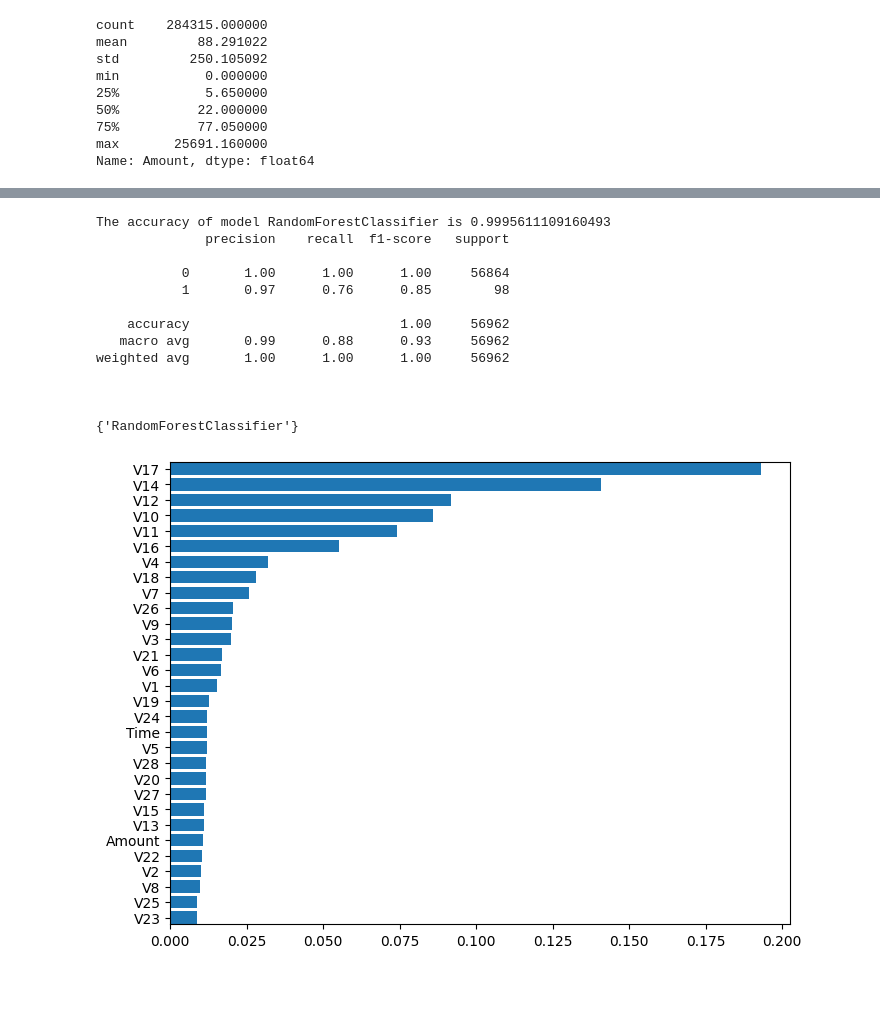
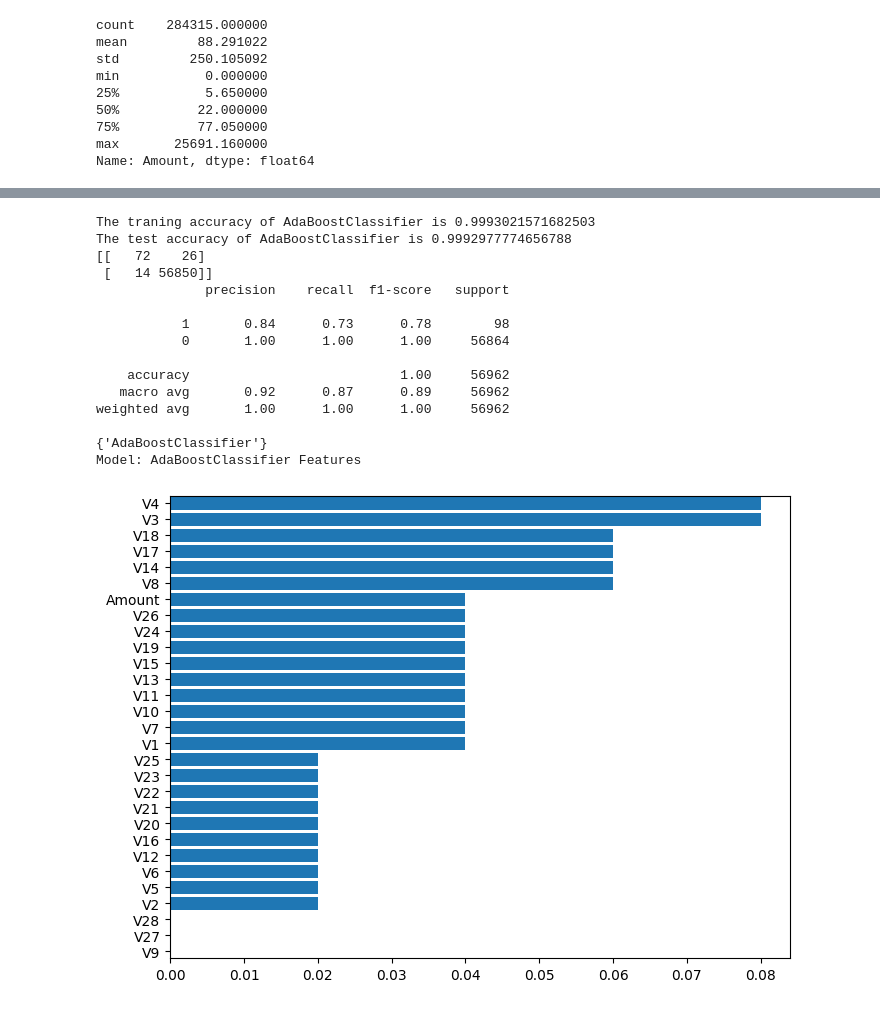
Before and after one commit to dmusili/creditcardfrauddetection, a Jupyter notebook: credit_card_fraud_detection.ipynb, the cells around one changed output, grey strips where cells are left out. Drawn from its saved outputs; the diff is of its cells as text; code cells hidden in the pictures.

```diff
--- a/credit_card_fraud_detection.ipynb
+++ b/credit_card_fraud_detection.ipynb
@@ -122,5 +138,4 @@ yData = Y.values
 # Using Scikit-learn to split data into training and testing sets
 from sklearn.model_selection import train_test_split
 # Split the data into training and testing sets
-xTrain, xTest, yTrain, yTest = train_test_split(
-        xData, yData, test_size = 0.2, random_state = 42)
+xTrain, xTest, yTrain, yTest = train_test_split(xValues, yValues, test_size = 0.2, random_state = 42)
@@ -182 +142,15 @@ plt.show()
+# %%
+#function for scaling dataset
+from sklearn.preprocessing import MinMaxScaler
+def scale_train_test(X_train,X_test):
+    scaler=MinMaxScaler()
+    X_train_scaled=scaler.fit_transform(X_train)
+    X_train_scaled=pd.DataFrame(X_train_scaled, columns=['V1', 'V2', 'V3', 'V4', 'V5', 'V6', 'V7', 'V8', 'V9', 'V10', 'V11','V12', 'V13', 'V14', 'V15', 'V16', 'V17', 'V18', 'V19', 'V20', 'V21', 'V22', 'V23', 'V24', 'V25', 'V26', 'V27', 'V28', 'Amount'])
+    X_test_scaled=scaler.transform(X_test)
+    X_test_scaled=pd.DataFrame(X_test_scaled, columns=['V1', 'V2', 'V3', 'V4', 'V5', 'V6', 'V7', 'V8', 'V9', 'V10', 'V11',
+       'V12', 'V13', 'V14', 'V15', 'V16', 'V17', 'V18', 'V19', 'V20', 'V21',
+       'V22', 'V23', 'V24', 'V25', 'V26', 'V27', 'V28', 'Amount'])
+    return X_train_scaled,X_test_scaled
+
+X_train_scaled, X_test_scaled=scale_train_test(xTrain, xTest)
 # %%
@@ -197,25 +161,45 @@ models= [tree, forest, knn, svm, xboost, logistic, gradient,adaboost]
 # %%
+# Create a list with the objects
+models= [logistic, gradient, adaboost]
+
+#loop through each model
 for model in models:
+    #initialize
+    y_pred=None
+    accuracy=None
+
     # fit the model
-    model.fit(xTrain, yTrain)
+    model.fit(X_train_scaled, yTrain)
+
+    y_train_pred = model.predict(X_train_scaled)
+
     #predict on the test set
-    y_pred= model.predict(xTest)
-    #this gives us how often the algorithm predicted correctly
+    y_pred= model.predict(X_test_scaled)
+
+    #calculate accuraccy score
     accuracy= accuracy_score(yTest, y_pred)
-    # witht the report, we have a bigger picture, with precisions and recall for each class.
-    clf_report= classification_report(yTest, yPred)
-  # print(f"The accuracy of model {type(model).__name__} is {accuracy:.2f}")
-    print(f"The accuracy of model {type(model).__name__} is {accuracy}")
+    training_score=model.score(X_train_scaled, yTrain)
 
-    print(clf_report)
-    print("\n")
 
-    if ((model == tree) or (model == forest) or (model == xboost) or (model == gradient)  or (model == adaboost)):
+    # print accuracy score
+    print(f"The traning accuracy of {type(model).__name__} is {training_score}")
+    print(f"The test accuracy of {type(model).__name__} is {accuracy}")
+
+    #Create a confusion matrix
+    print(confusion_matrix(yTest, y_pred, labels = [1,0]))
+
+    #Create a classificaiton report
+    print(classification_report(yTest, y_pred,  labels = [1,0]))
+
+    if ((model == gradient)  or (model == adaboost)):
       print({type(model).__name__})
+      print(f"Model: {type(model).__name__} Features")
+
       # Get the feature importance array
       feature_importances = model.feature_importances_
       importances_sorted = sorted(zip(feature_importances, X.columns), reverse=True)
       importances_sorted[:10]
+
       # Plot the feature importances
       features = sorted(zip(X.columns, feature_importances), key = lambda x: x[1])
       cols = [f[0] for f in features]
@@ -247,14 +235,16 @@ weighted avg       1.00      1.00      1.00     56962
-The accuracy of model RandomForestClassifier is 0.9995611109160493
+The traning accuracy of AdaBoostClassifier is 0.9993021571682503
+The test accuracy of AdaBoostClassifier is 0.9992977774656788
+[[   72    26]
+ [   14 56850]]
               precision    recall  f1-score   support
 
+           1       0.84      0.73      0.78        98
            0       1.00      1.00      1.00     56864
-           1       0.97      0.76      0.85        98
 
     accuracy                           1.00     56962
-   macro avg       0.99      0.88      0.93     56962
+   macro avg       0.92      0.87      0.89     56962
 weighted avg       1.00      1.00      1.00     56962
 
-
-
-{'RandomForestClassifier'}
+{'AdaBoostClassifier'}
+Model: AdaBoostClassifier Features
-[figure, old version]
+[figure, new version]
```
Also changed, not shown: parts of 22 cells of this notebook.
